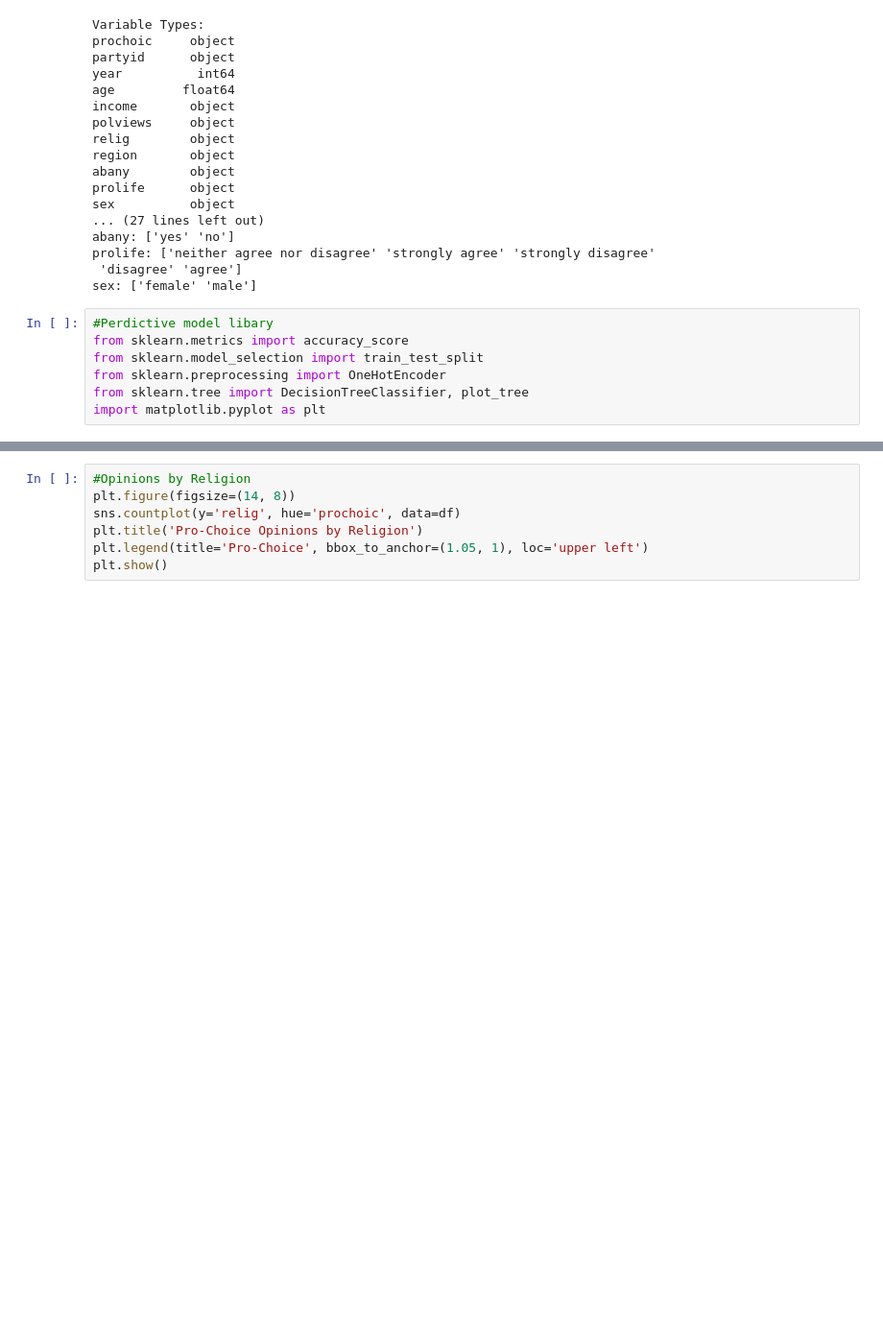
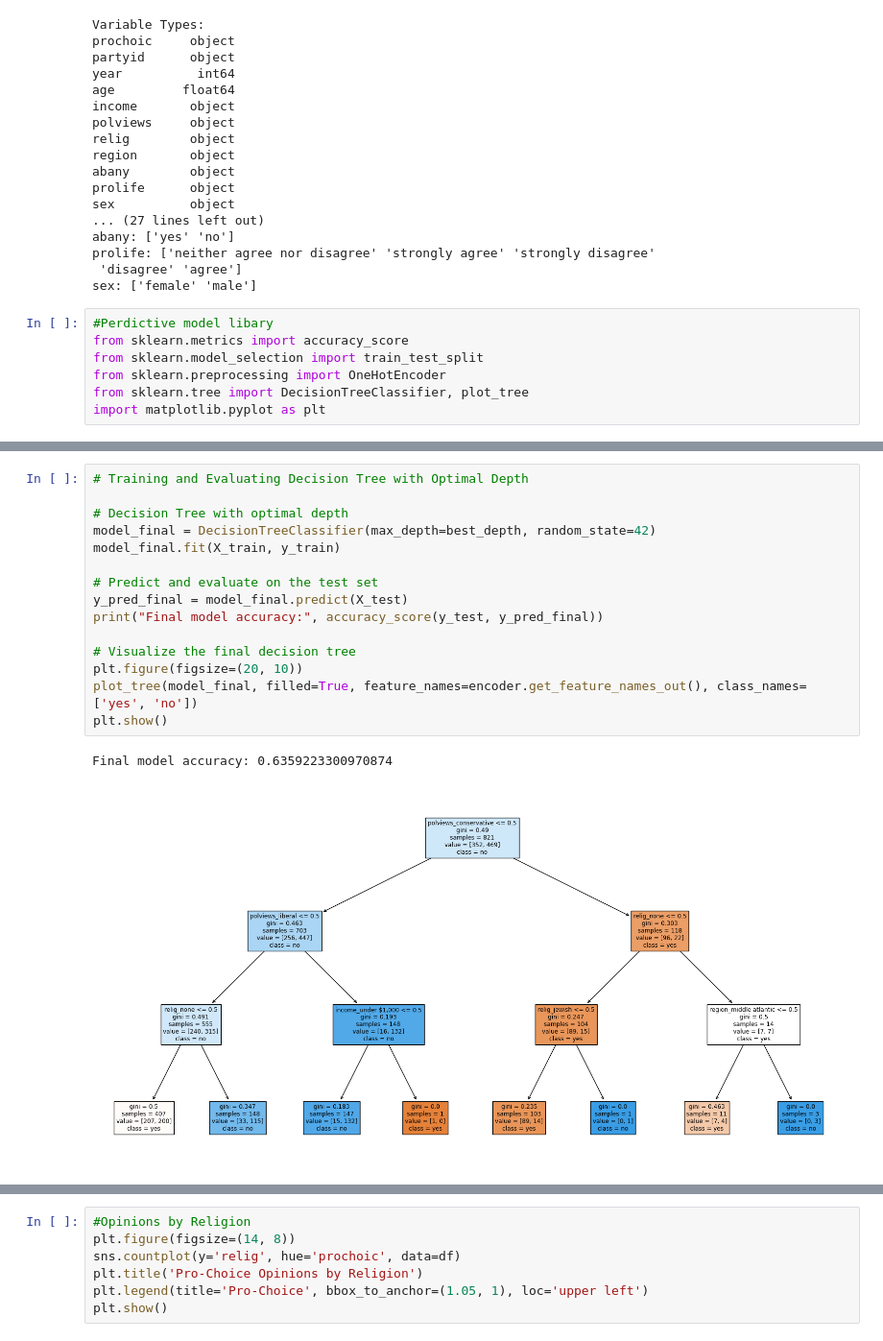
Before and after one commit to Lasata-T/Group1Project1, a Jupyter notebook: SCRIPTS/ML2.ipynb, the cells around one changed output, grey strips where cells are left out. Shown at 96% size. Drawn from its saved outputs; the diff is of its cells as text; blank space fills up the shorter version.

```diff
--- a/SCRIPTS/ML2.ipynb
+++ b/SCRIPTS/ML2.ipynb
@@ -191,3 +235,21 @@ Final model accuracy: 0.3737864077669903
+# %%
+# Training and Evaluating Decision Tree with Optimal Depth
+
+# Decision Tree with optimal depth
+model_final = DecisionTreeClassifier(max_depth=best_depth, random_state=42)
+model_final.fit(X_train, y_train)
+
+# Predict and evaluate on the test set
+y_pred_final = model_final.predict(X_test)
+print("Final model accuracy:", accuracy_score(y_test, y_pred_final))
+
+# Visualize the final decision tree
+plt.figure(figsize=(20, 10))
+plot_tree(model_final, filled=True, feature_names=encoder.get_feature_names_out(), class_names=['yes', 'no'])
+plt.show()
+# %% [output]
+Final model accuracy: 0.6359223300970874
+[figure, added]
 # %%
 # Distribution of prochoic and prolife Opinions
 plt.figure(figsize=(12, 6))
```
Also changed, not shown: parts of 9 cells of this notebook.
